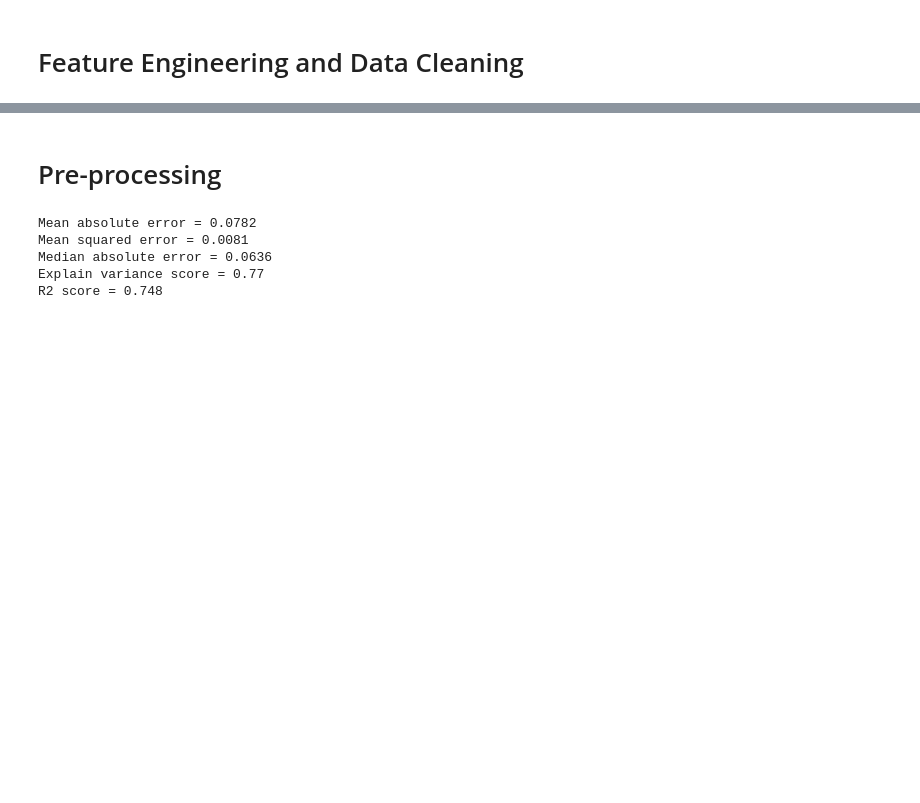
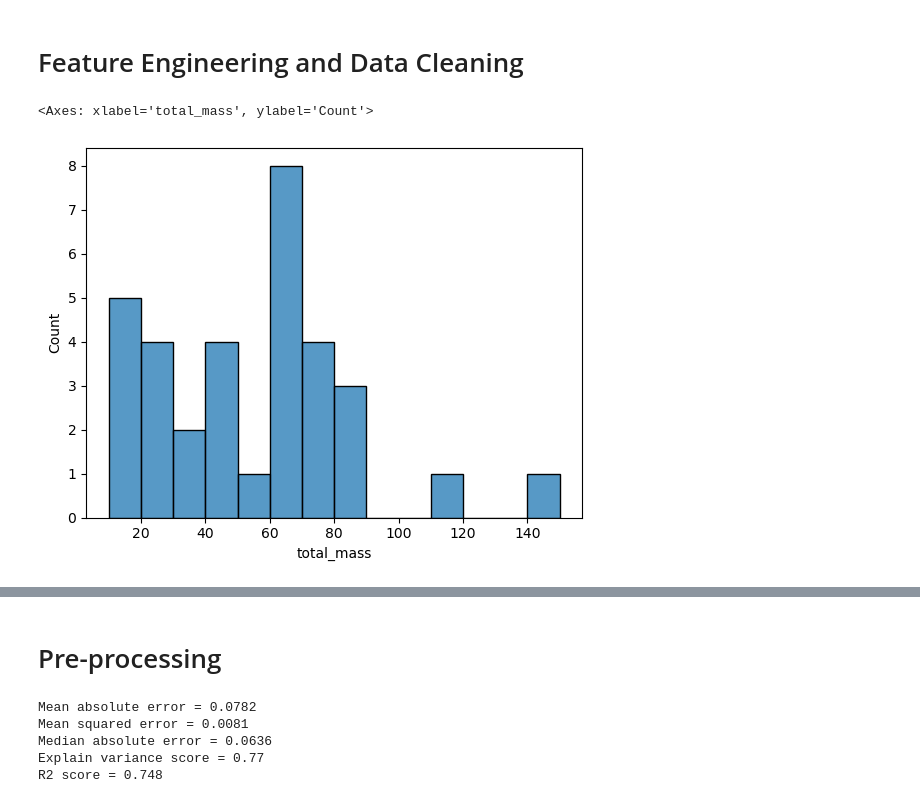
Before and after one commit to AndrewValentini/Gravitational-Waves-Research-23-24, a Jupyter notebook: Data Analysis/Redshift.ipynb, the cells around one changed output, grey strips where cells are left out. Saved outputs shown, nothing was run; the diff lists cells and outputs as text; code cells hidden in the pictures; blank space fills up the shorter version.

```diff
--- a/Data Analysis/Redshift.ipynb
+++ b/Data Analysis/Redshift.ipynb
@@ -132,3 +132,15 @@ observations["is_O2"] = observations["group"] == 2
 observations["is_O3"] = observations["group"] == 3
 
 confident = observations[observations['confidence'] == 3]
+# %%
+O3 = confident[confident['group'] == 3]
+O3 = O3[O3['mass1'] > 2.16]
+O3 = O3[O3['mass2'] > 2.16]
+
+O3["x"] = 1 / pow(O3["luminosity_distance"], 2)
+form = "1/d^2"
+# %%
+sns.histplot(O3["total_mass"], binwidth=10, binrange=[10, 150])
+# %% [output]
+<Axes: xlabel='total_mass', ylabel='Count'>
+[figure, added]
```
Also changed, not shown: parts of 8 cells of this notebook.
